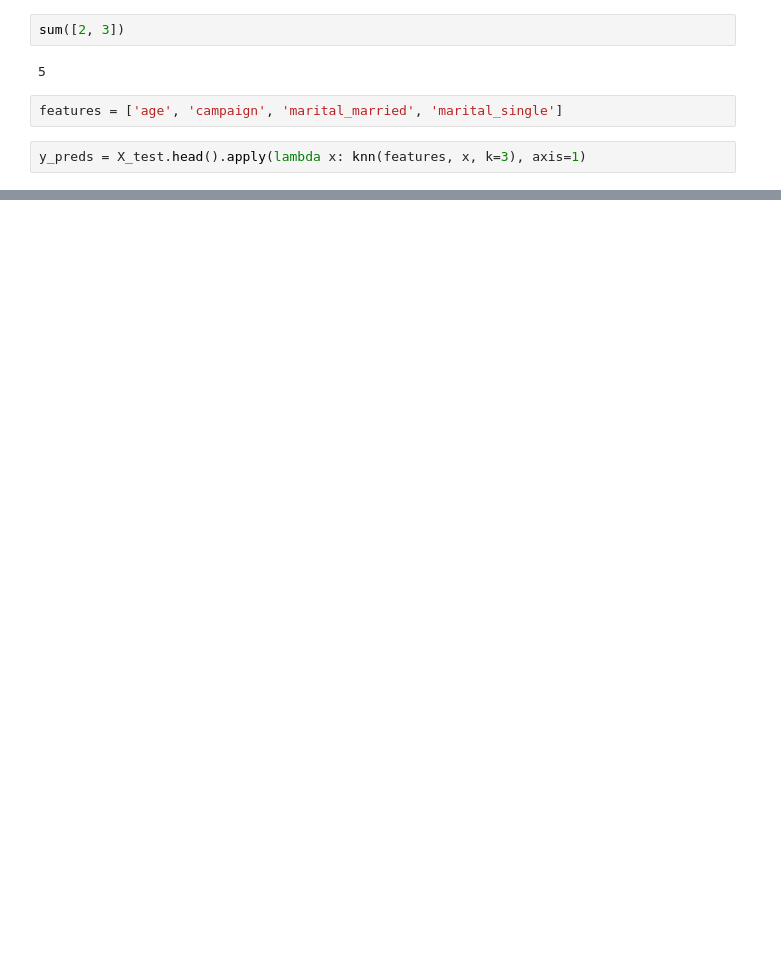
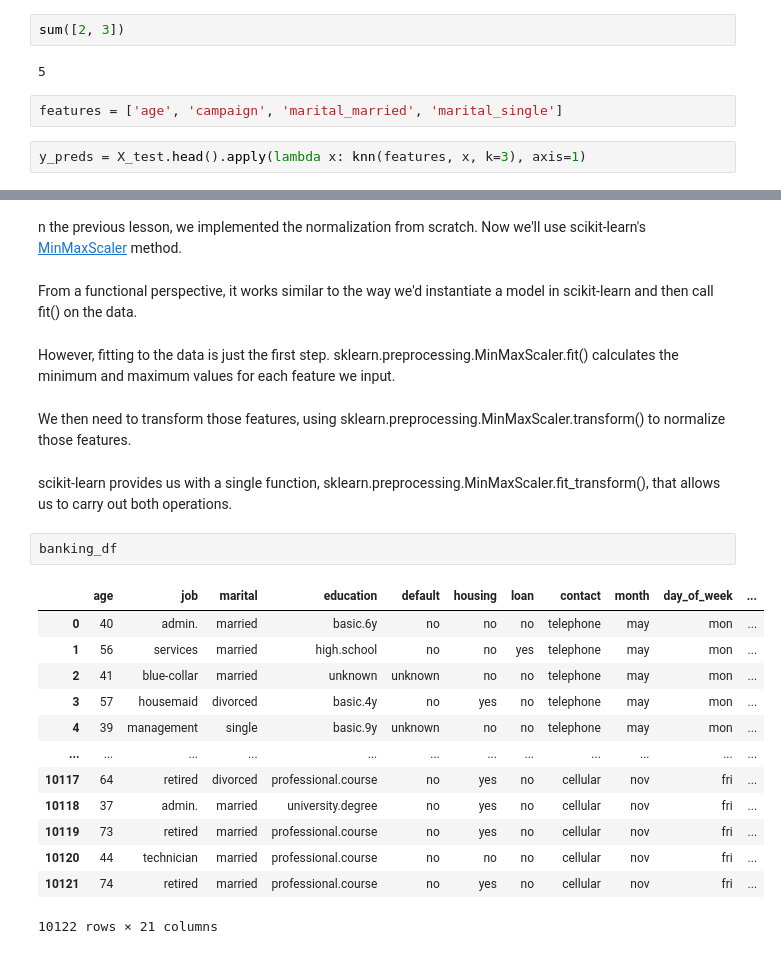
Before and after one commit to Sunday-Okey/Data-Scientist-in-Python, a Jupyter notebook: Machine Learning In Python/Supervised Machine Learning/K-Nearest Neighbors.ipynb, the cells around one changed output, grey strips where cells are left out. Drawn from its saved outputs; the diff is of its cells as text; blank space fills up the shorter version.

```diff
--- a/Machine Learning In Python/Supervised Machine Learning/K-Nearest Neighbors.ipynb
+++ b/Machine Learning In Python/Supervised Machine Learning/K-Nearest Neighbors.ipynb
@@ -453,0 +681,26 @@ Name: duration, dtype: int64
+# %% [markdown]
+n the previous lesson, we implemented the normalization from scratch. Now we'll use scikit-learn's [MinMaxScaler](https://scikit-learn.org/stable/modules/generated/sklearn.preprocessing.MinMaxScaler.html) method.
+# %% [markdown]
+ From a functional perspective, it works similar to the way we'd instantiate a model in scikit-learn and then call fit() on the data.
+# %% [markdown]
+However, fitting to the data is just the first step. sklearn.preprocessing.MinMaxScaler.fit() calculates the minimum and maximum values for each feature we input.
+# %% [markdown]
+We then need to transform those features, using sklearn.preprocessing.MinMaxScaler.transform() to normalize those features.
+# %% [markdown]
+scikit-learn provides us with a single function, sklearn.preprocessing.MinMaxScaler.fit_transform(), that allows us to carry out both operations.
+# %%
+banking_df
+# %% [output]
+|  | age | job | marital | education | default | housing | loan | contact | month | day_of_week | ... |
+| 0 | 40 | admin. | married | basic.6y | no | no | no | telephone | may | mon | ... |
+| 1 | 56 | services | married | high.school | no | no | yes | telephone | may | mon | ... |
+| 2 | 41 | blue-collar | married | unknown | unknown | no | no | telephone | may | mon | ... |
+| 3 | 57 | housemaid | divorced | basic.4y | no | yes | no | telephone | may | mon | ... |
+| 4 | 39 | management | single | basic.9y | unknown | no | no | telephone | may | mon | ... |
+| ... | ... | ... | ... | ... | ... | ... | ... | ... | ... | ... | ... |
+| 10117 | 64 | retired | divorced | professional.course | no | yes | no | cellular | nov | fri | ... |
+| 10118 | 37 | admin. | married | university.degree | no | yes | no | cellular | nov | fri | ... |
+| 10119 | 73 | retired | married | professional.course | no | yes | no | cellular | nov | fri | ... |
+| 10120 | 44 | technician | married | professional.course | no | no | no | cellular | nov | fri | ... |
+| 10121 | 74 | retired | married | professional.course | no | yes | no | cellular | nov | fri | ... |
+10122 rows × 21 columns
```
Also changed, not shown: parts of 139 cells of this notebook.
